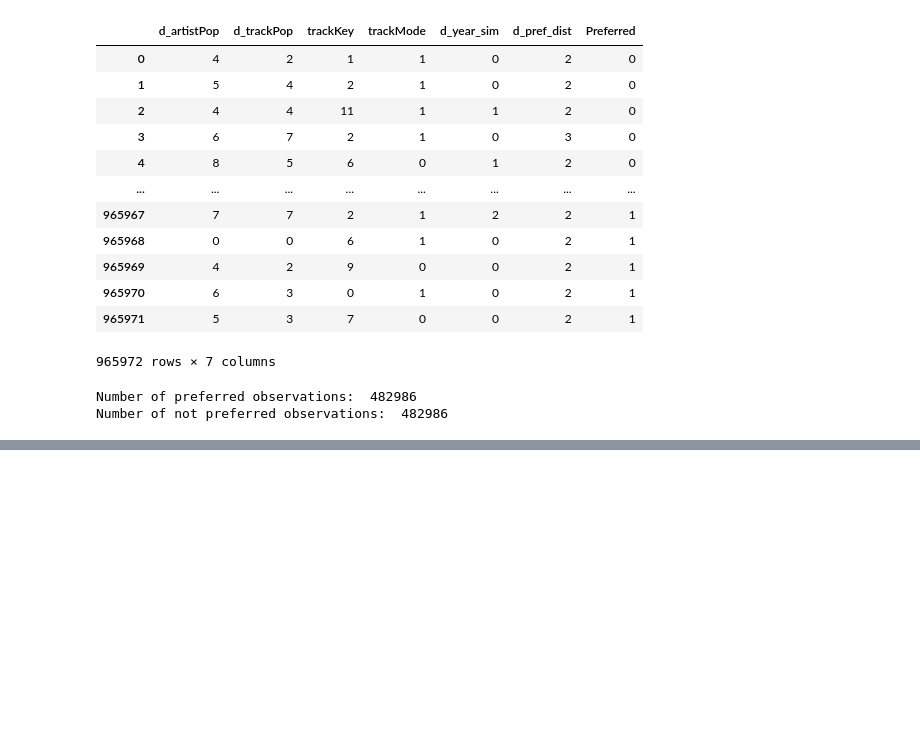
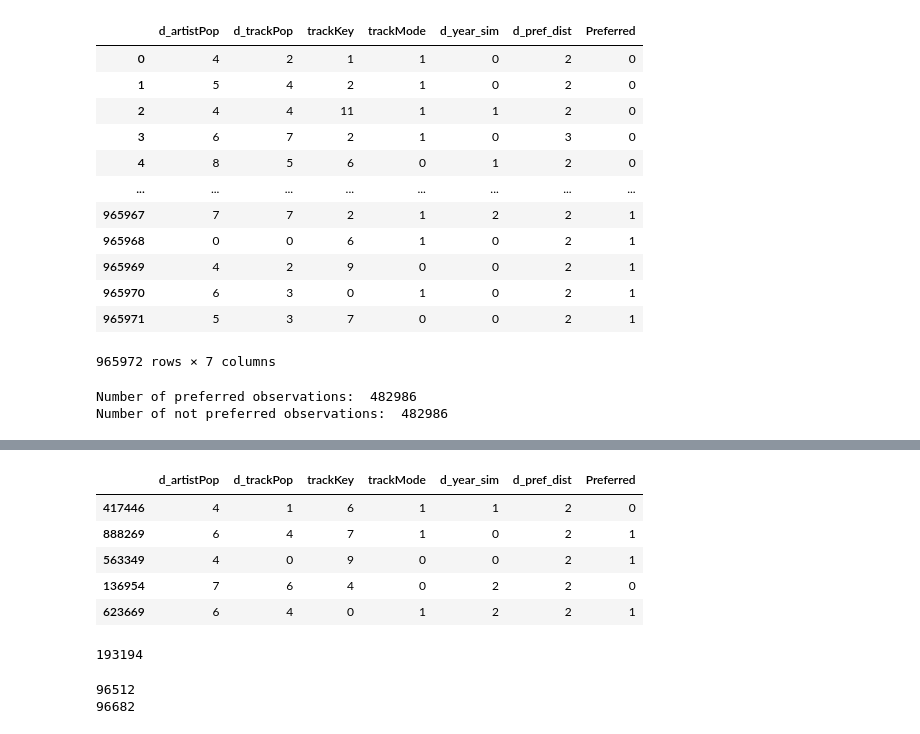
Before and after one commit to smehdizadeh/CSCI5622_Machine-Learning, a Jupyter notebook: NB-prep.ipynb, the cells around one changed output, grey strips where cells are left out. Cells and saved outputs as stored; diff of their text form; code cells hidden in the pictures; blank space fills up the shorter version.

```diff
--- a/NB-prep.ipynb
+++ b/NB-prep.ipynb
@@ -389,0 +423,21 @@ data_sample.to_csv("nb_data_sample.csv")
+# %%
+# grab the second part of the dataframe as the testing
+testing = shuffled.iloc[splt_at:, :]
+testing.head()
+# %% [output]
+|  | d_artistPop | d_trackPop | trackKey | trackMode | d_year_sim | d_pref_dist | Preferred |
+| 417446 | 4 | 1 | 6 | 1 | 1 | 2 | 0 |
+| 888269 | 6 | 4 | 7 | 1 | 0 | 2 | 1 |
+| 563349 | 4 | 0 | 9 | 0 | 0 | 2 | 1 |
+| 136954 | 7 | 6 | 4 | 0 | 2 | 2 | 0 |
+| 623669 | 6 | 4 | 0 | 1 | 2 | 2 | 1 |
+# %%
+len(testing)
+# %% [output]
+193194
+# %%
+print(len(testing[testing["Preferred"]==0]))
+print(len(testing[testing["Preferred"]==1]))
+# %% [output]
+96512
+96682
```
Also changed, not shown: parts of 7 cells of this notebook.
